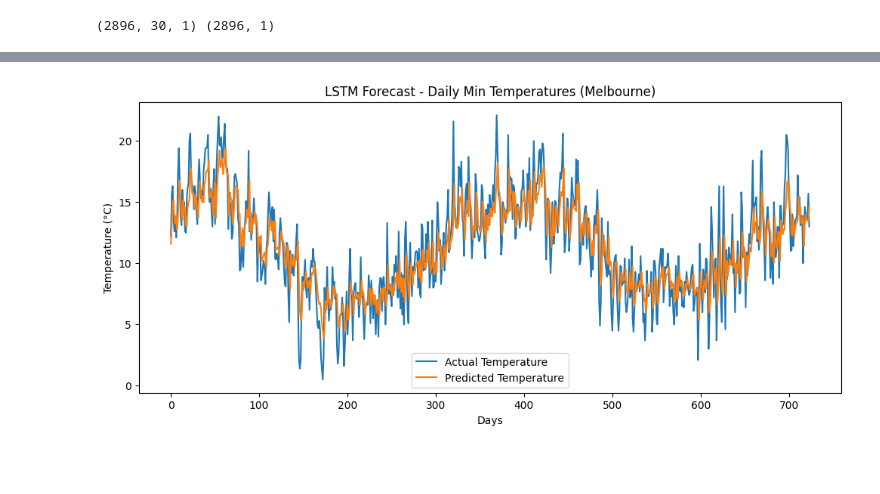
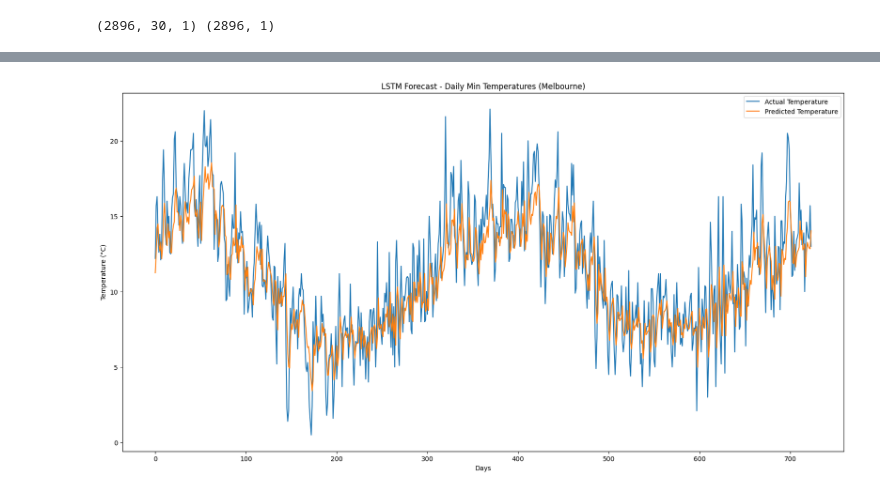
Before and after one commit to shloksonkusare/DL-Assignments, a Jupyter notebook: Assignment10/Assignment10.ipynb, the cells around one changed output, grey strips where cells are left out. Drawn from its saved outputs; the diff is of its cells as text; code cells hidden in the pictures; blank space fills up the shorter version.

```diff
--- a/Assignment10/Assignment10.ipynb
+++ b/Assignment10/Assignment10.ipynb
@@ -124,14 +124,14 @@ actual_temp = scaler.inverse_transform(y_test.reshape(-1, 1))
 # %%
-plt.figure(figsize=(12, 5))
+plt.figure(figsize=(20, 10))
 plt.plot(actual_temp, label='Actual Temperature')
 plt.plot(predicted_temp, label='Predicted Temperature')
 plt.title('LSTM Forecast - Daily Min Temperatures (Melbourne)')
 plt.xlabel('Days')
 plt.ylabel('Temperature (°C)')
 plt.legend()
 plt.show()
 # %% [output]
-[figure, old version]
+[figure, new version]
 # %%
 from sklearn.metrics import mean_absolute_error, mean_squared_error, r2_score
 import math
```
Also changed, not shown: parts of 6 cells of this notebook, 8 other files.
